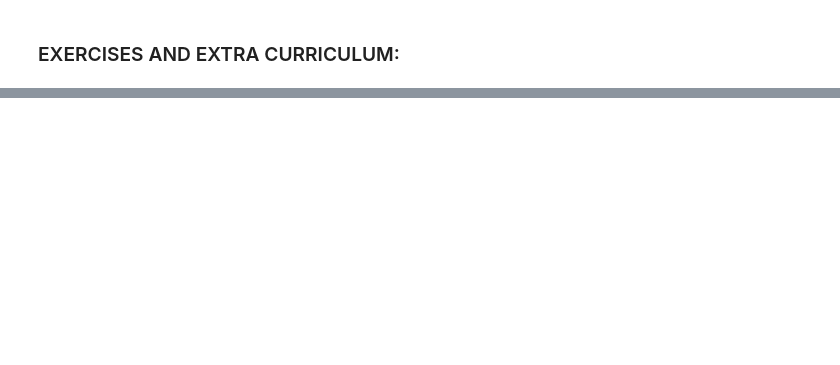
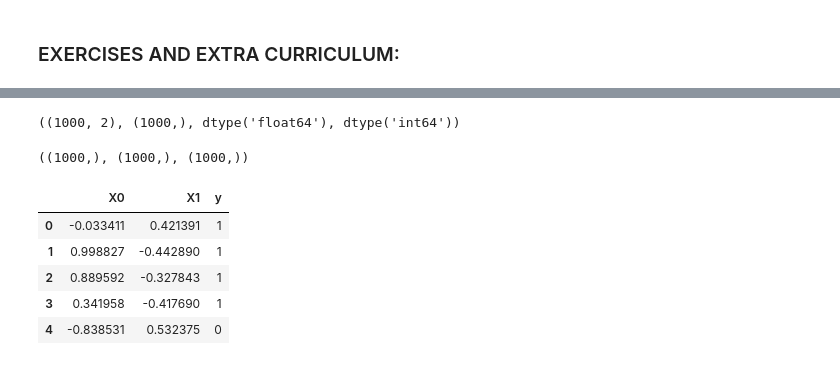
Before and after one commit to samuelj1323/ML_Learning, a Jupyter notebook: Multi_class_data.ipynb, the cells around one changed output, grey strips where cells are left out. Cells and saved outputs as stored; diff of their text form; code cells hidden in the pictures; blank space fills up the shorter version.

```diff
--- a/Multi_class_data.ipynb
+++ b/Multi_class_data.ipynb
@@ -244,2 +244,13 @@ tensor(0.2350)
 # %% [markdown]
  ### EXERCISES AND EXTRA CURRICULUM:
+# %%
+import torch
+#Set up device agnostic code.
+device = "cuda" if torch.cuda.is_available() else "cpu"
+RANDOM_SEED = 42
+NUM_SAMPLES = 1000
+# %%
+from sklearn.datasets import make_moons
+# Create teh data set with make_moons
+X, y = make_moons(n_samples=NUM_SAMPLES, noise=0.07, random_state=RANDOM_SEED)
+X[:10], y[:10]
@@ -245,0 +269,25 @@ tensor(0.2350)
+# %%
+X.shape, y.shape, X.dtype, y.dtype
+# %% [output]
+((1000, 2), (1000,), dtype('float64'), dtype('int64'))
+# %%
+X[:,0].shape, X[:,1].shape, y.shape
+# %% [output]
+((1000,), (1000,), (1000,))
+# %%
+import pandas as pd
+#Convert data into a df
+
+data_df = pd.DataFrame({
+    "X0": X[:,0],
+    "X1": X[:,1],
+    "y": y
+})
+data_df.head()
+# %% [output]
+|  | X0 | X1 | y |
+| 0 | -0.033411 | 0.421391 | 1 |
+| 1 | 0.998827 | -0.442890 | 1 |
+| 2 | 0.889592 | -0.327843 | 1 |
+| 3 | 0.341958 | -0.417690 | 1 |
+| 4 | -0.838531 | 0.532375 | 0 |
```
Also changed, not shown: parts of 24 cells of this notebook.
